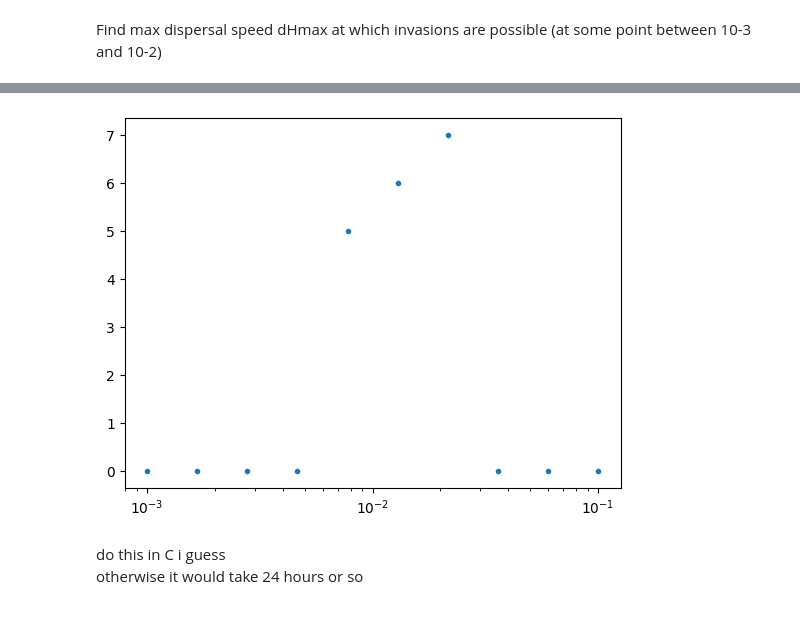
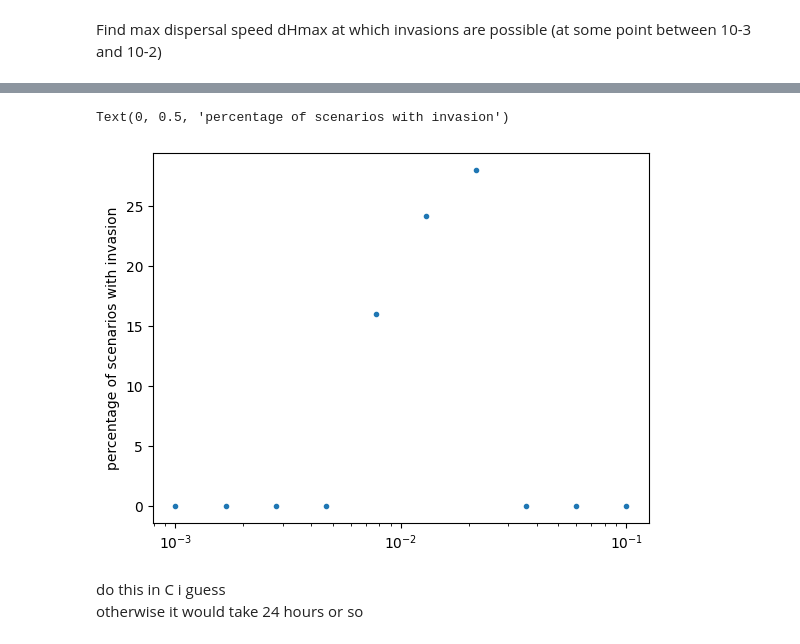
Before and after one commit to rbnmj/turingmodel, a Jupyter notebook: new.ipynb, the cells around one changed output, grey strips where cells are left out. Drawn from its saved outputs; the diff is of its cells as text; code cells hidden in the pictures.

```diff
--- a/new.ipynb
+++ b/new.ipynb
@@ -828,7 +815,7 @@ t = np.linspace(0, t_end, number_steps)
 # dispersal adaptability
 k_1 = 0
 k_2 = 0
-k_range = np.geomspace(0.1, 10, 5)
+k_range = np.geomspace(0.1, 10, 25)
 # maximum dispersal rate
 d_Hmax1 = 10**-3
 d_Hmax2 = 10**-3
@@ -868,7 +855,13 @@ for d_Hmax1 in tqdm(d_Hmax_range):
             invasion[i, j, k] = total_H1[i, j, k] - total_H2[i, j, k]
             j += 1
         i += 1
-    invasion_sum[k] = np.sum(invasion[:,:,k]<0)
     k += 1
+# %%
+invasionsum = []
+for k_idx in range(invasion.shape[2]): # shape[2] returns the 3rd dimension of the array (in this case k)
+    num_negative = np.sum(invasion[:, :, k_idx] < 0)  # Count negative entries for current k
+    invasionsum.append(num_negative)
+
+invasionsum = np.array(invasionsum)
 # %%
 #np.savetxt("./data/invasionsum/invasion.csv", invasion, delimiter=",")
@@ -877,8 +871,10 @@ invasion_sum = np.loadtxt("./data/invasionsum/invasion_sum.csv", delimiter=",")
 # %%
-plt.plot(d_Hmax_range, invasion_sum, ".")
+plt.plot(d_Hmax_range, ((invasionsum*100)/(len(k_range)**2)), ".")
 plt.xscale("log")
+plt.ylabel("percentage of scenarios with invasion")
 # %% [output]
+Text(0, 0.5, 'percentage of scenarios with invasion')
-[figure, old version]
+[figure, new version]
 # %% [markdown]
 do this in C i guess
 otherwise it would take 24 hours or so
```
Also changed, not shown: parts of 3 cells of this notebook, 12 other files.
